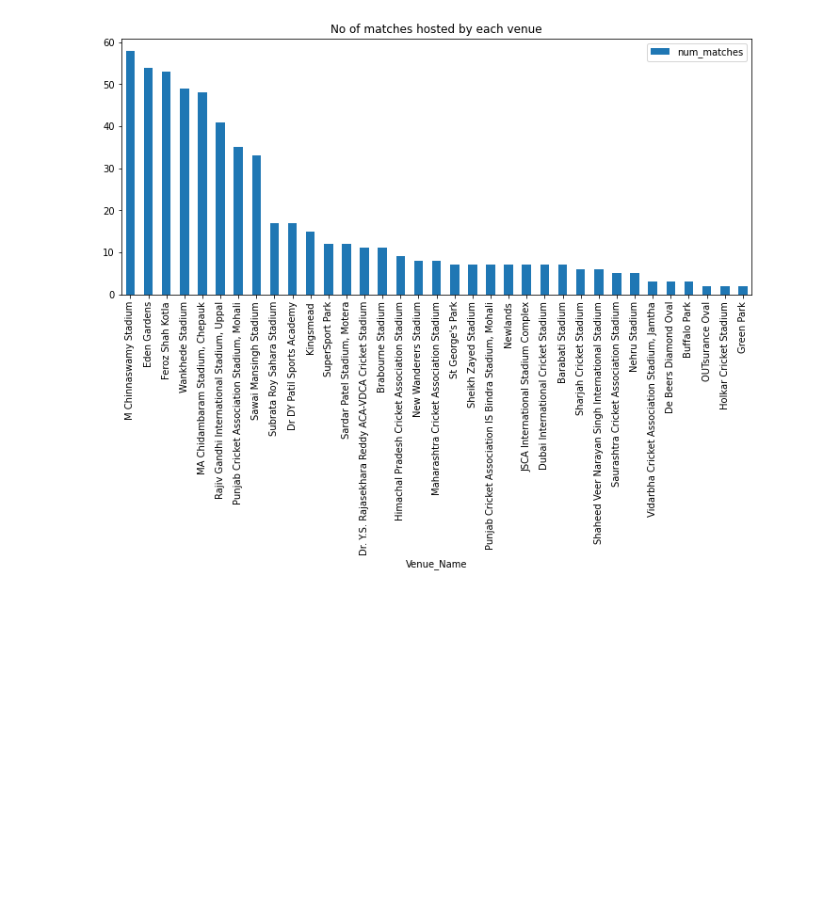
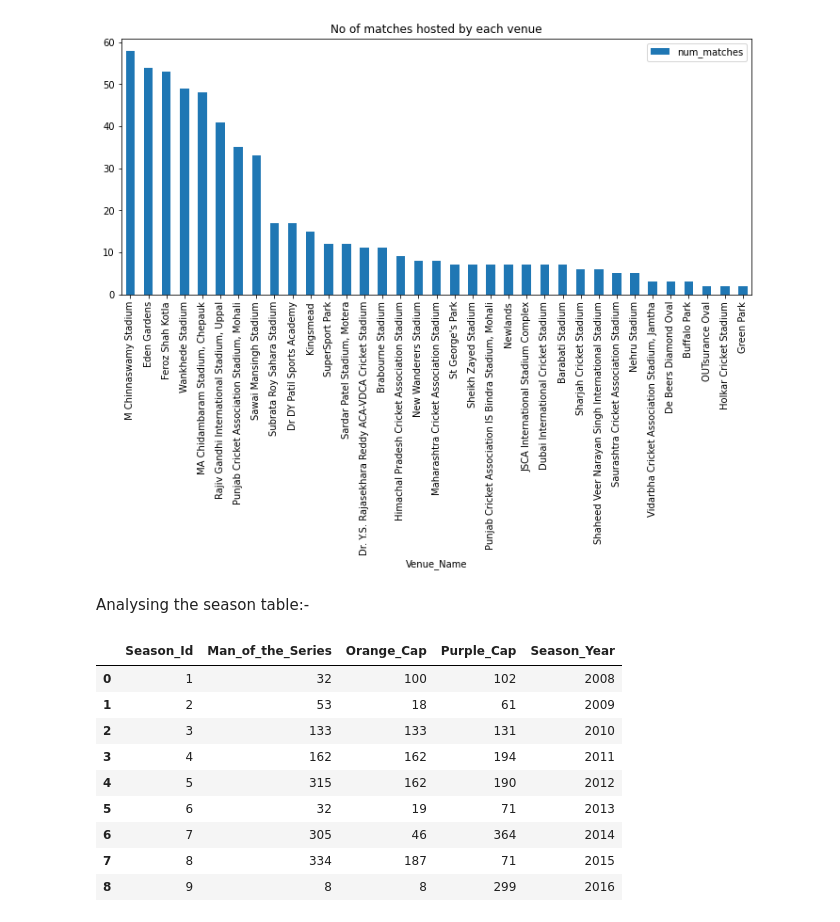
Before and after one commit to crypticrk/IPL-Data-Analysis, a Jupyter notebook: IPL Data Analysis.ipynb, the cells around one changed output. Cells and saved outputs as stored; diff of their text form; code cells hidden in the pictures; blank space fills up the shorter version.

```diff
--- a/IPL Data Analysis.ipynb
+++ b/IPL Data Analysis.ipynb
@@ -411,3 +411,18 @@ venue_by_match.plot (kind = 'bar', x = 'Venue_Name', y = 'num_matches',
 # %% [output]
 <matplotlib.axes._subplots.AxesSubplot at 0x...>
 [figure]
+# %% [markdown]
+Analysing the season table:-
+# %%
+pd.read_sql("""SELECT * FROM Season;""", conn)
+# %% [output]
+|  | Season_Id | Man_of_the_Series | Orange_Cap | Purple_Cap | Season_Year |
+| 0 | 1 | 32 | 100 | 102 | 2008 |
+| 1 | 2 | 53 | 18 | 61 | 2009 |
+| 2 | 3 | 133 | 133 | 131 | 2010 |
+| 3 | 4 | 162 | 162 | 194 | 2011 |
+| 4 | 5 | 315 | 162 | 190 | 2012 |
+| 5 | 6 | 32 | 19 | 71 | 2013 |
+| 6 | 7 | 305 | 46 | 364 | 2014 |
+| 7 | 8 | 334 | 187 | 71 | 2015 |
+| 8 | 9 | 8 | 8 | 299 | 2016 |
```
Also changed, not shown: parts of 8 cells of this notebook.
